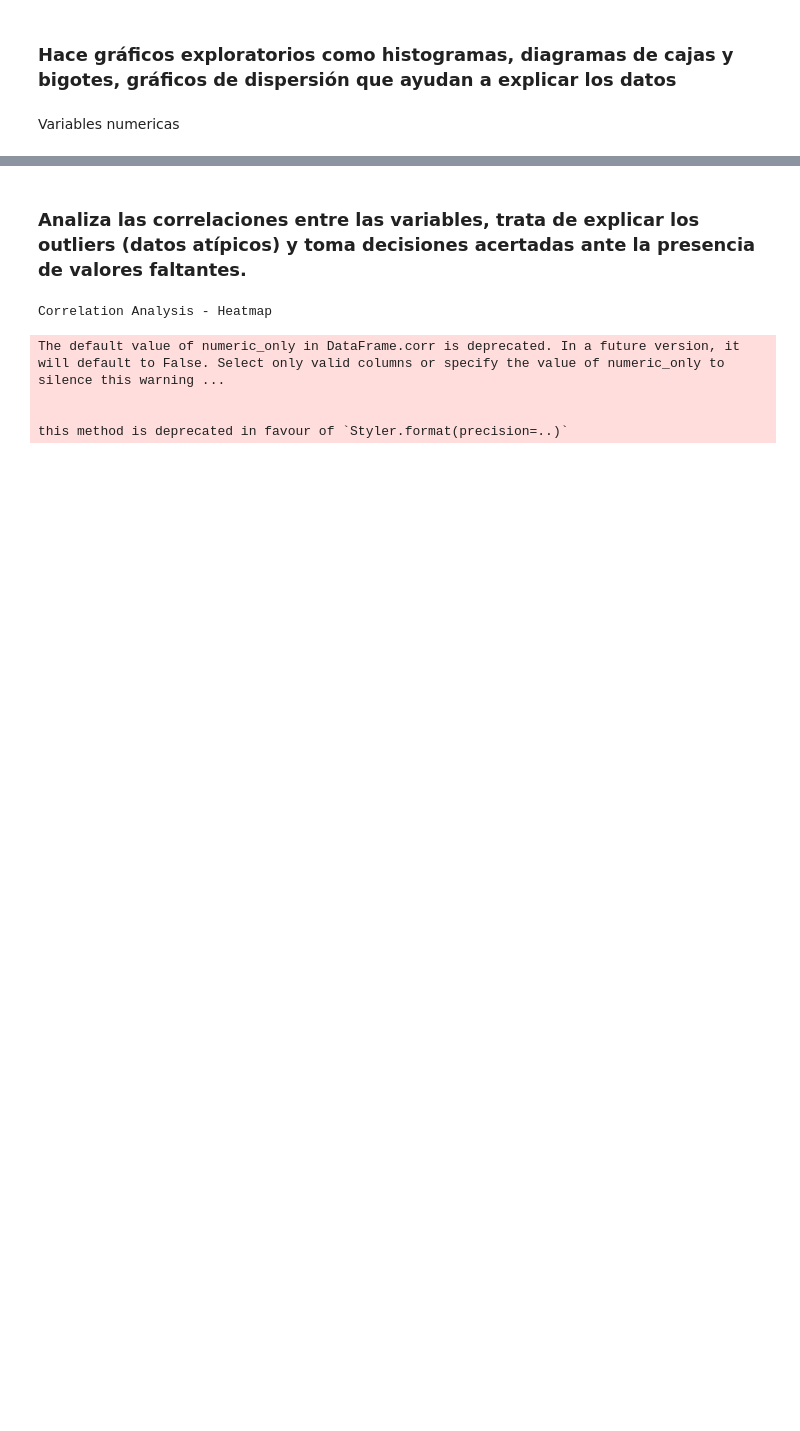
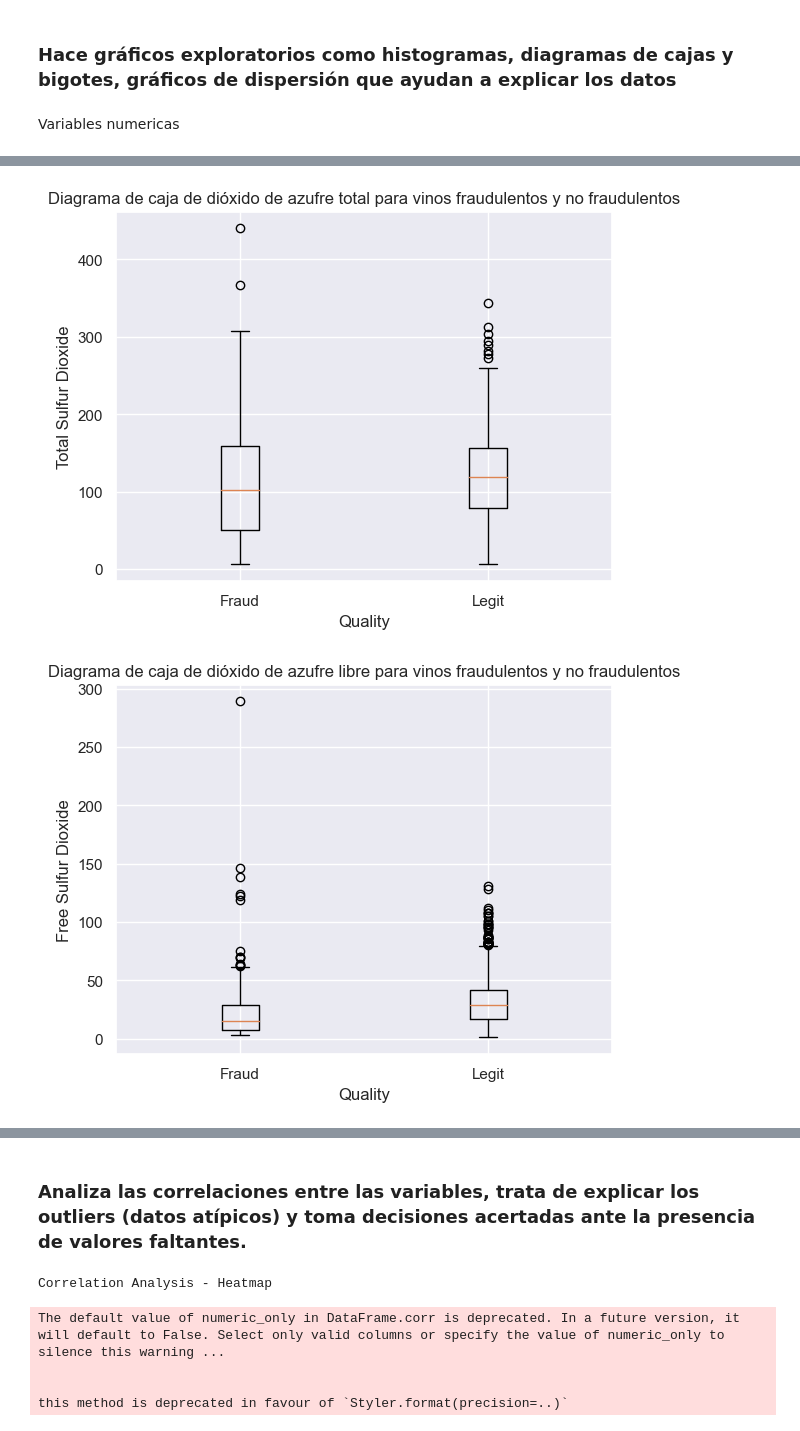
Before and after one commit to Diego-CB/HT3-Mineria, a Jupyter notebook: Exploracion de datos.ipynb, the cells around one changed output, grey strips where cells are left out. Drawn from its saved outputs; the diff is of its cells as text; code cells hidden in the pictures; blank space fills up the shorter version.

```diff
--- a/Exploracion de datos.ipynb
+++ b/Exploracion de datos.ipynb
@@ -79,0 +114,24 @@ Outlier Analysis - Boxplot
+# %%
+# Diagrama de caja que compara la cantidad de dióxido de azufre libre en los vinos con el vino fraudulento y no fraudulento
+
+fraud_wines = data[data['quality'] == 'Fraud']
+legit_wines = data[data['quality'] == 'Legit']
+
+#total sulfur dioxide
+plt.boxplot([fraud_wines['total sulfur dioxide'], legit_wines['total sulfur dioxide']])
+plt.xticks([1, 2], ['Fraud', 'Legit'])
+plt.xlabel('Quality')
+plt.ylabel('Total Sulfur Dioxide')
+plt.title('Diagrama de caja de dióxido de azufre total para vinos fraudulentos y no fraudulentos')
+plt.show()
+
+#free sulfur dioxide
+plt.boxplot([fraud_wines['free sulfur dioxide'], legit_wines['free sulfur dioxide']])
+plt.xticks([1, 2], ['Fraud', 'Legit'])
+plt.xlabel('Quality')
+plt.ylabel('Free Sulfur Dioxide')
+plt.title('Diagrama de caja de dióxido de azufre libre para vinos fraudulentos y no fraudulentos')
+plt.show()
+# %% [output]
+[figure, added]
+[figure, added]
```
Also changed, not shown: parts of 16 cells of this notebook, 2 other files.
